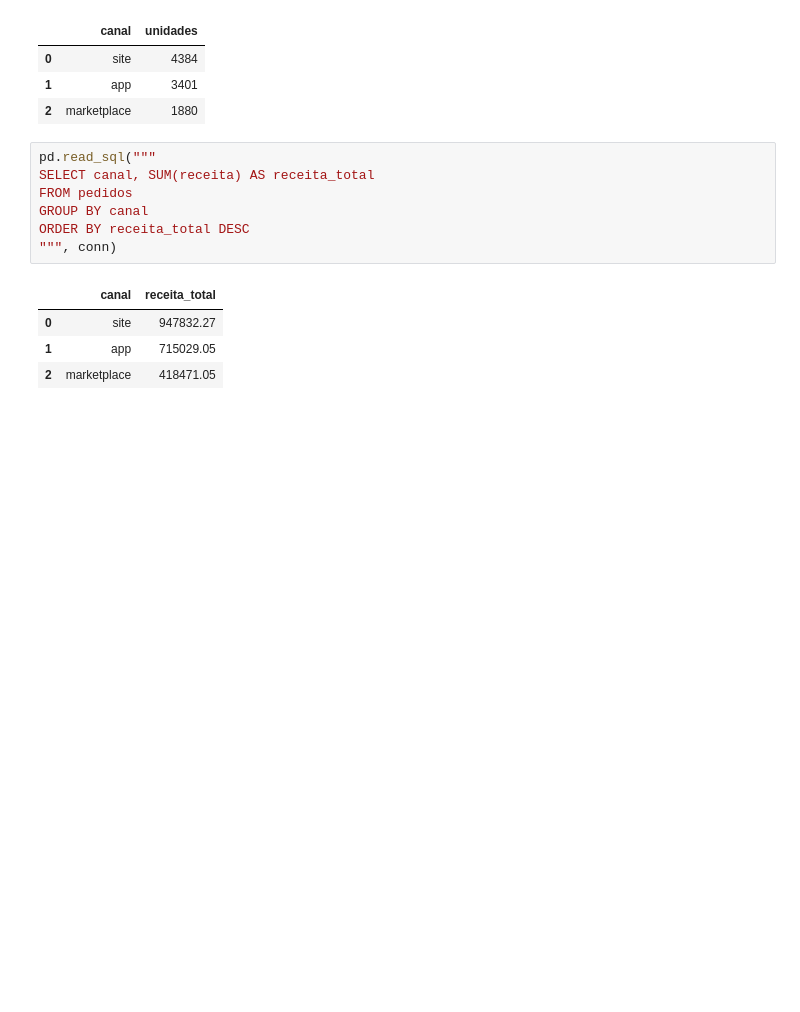
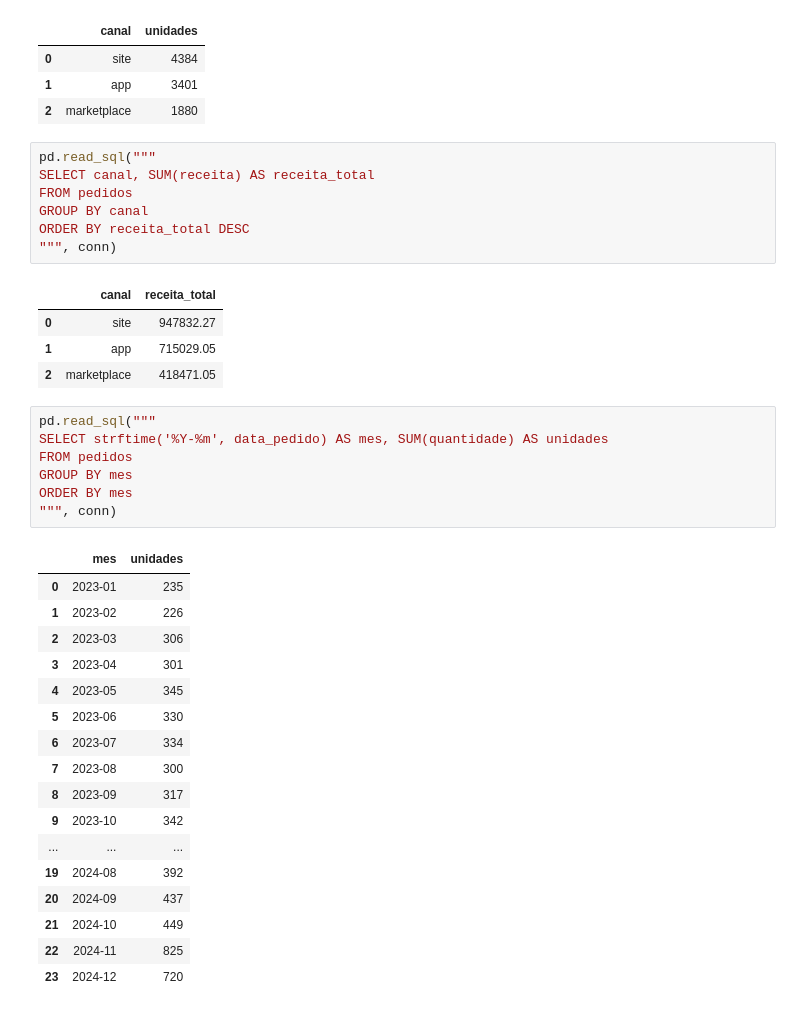
Before and after one commit to luizolavoremy/analise-pedidos-loja-sql, a Jupyter notebook: analise_sql.ipynb, the cells around one changed output. Cells and saved outputs as stored; diff of their text form; blank space fills up the shorter version.

```diff
--- a/analise_sql.ipynb
+++ b/analise_sql.ipynb
@@ -196,3 +196,28 @@ ORDER BY receita_total DESC
 | 0 | site | 947832.27 |
 | 1 | app | 715029.05 |
 | 2 | marketplace | 418471.05 |
+# %%
+pd.read_sql("""
+SELECT strftime('%Y-%m', data_pedido) AS mes, SUM(quantidade) AS unidades
+FROM pedidos
+GROUP BY mes
+ORDER BY mes
+""", conn)
+# %% [output]
+|  | mes | unidades |
+| 0 | 2023-01 | 235 |
+| 1 | 2023-02 | 226 |
+| 2 | 2023-03 | 306 |
+| 3 | 2023-04 | 301 |
+| 4 | 2023-05 | 345 |
+| 5 | 2023-06 | 330 |
+| 6 | 2023-07 | 334 |
+| 7 | 2023-08 | 300 |
+| 8 | 2023-09 | 317 |
+| 9 | 2023-10 | 342 |
+| ... | ... | ... |
+| 19 | 2024-08 | 392 |
+| 20 | 2024-09 | 437 |
+| 21 | 2024-10 | 449 |
+| 22 | 2024-11 | 825 |
+| 23 | 2024-12 | 720 |
```
Also changed, not shown: parts of 1 cell of this notebook.
